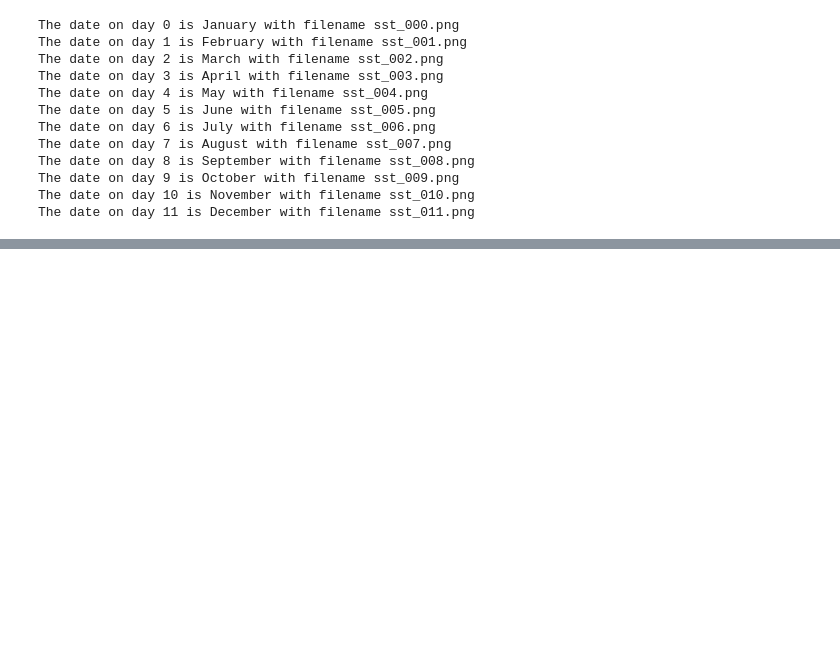
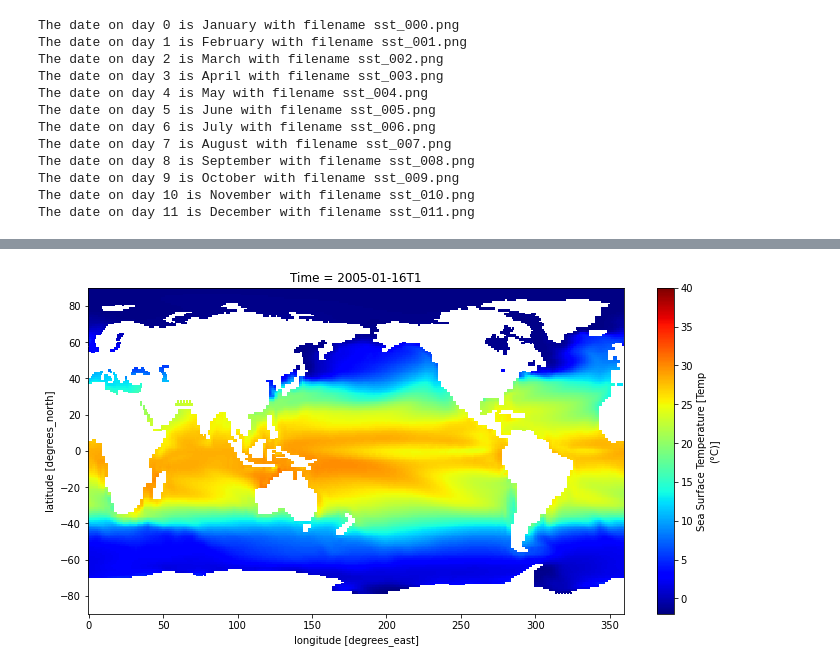
Before and after one commit to leticiastachelski/Sea_Ice_Codes_II, a Jupyter notebook: Making GIF NetCDF.ipynb, the cells around one changed output, grey strips where cells are left out. Cells and saved outputs as stored; diff of their text form; code cells hidden in the pictures; blank space fills up the shorter version.

```diff
--- a/Making GIF NetCDF.ipynb
+++ b/Making GIF NetCDF.ipynb
@@ -234,0 +295,28 @@ writer.close()
+# %%
+# Get a handle on the figure and the axes
+fig, ax = plt.subplots(figsize=(12,6))
+
+# Plot the initial frame.
+cax = tas[0,:,:].plot(
+    add_colorbar=True,
+    cmap='jet',
+    vmin=-2, vmax=40,
+    cbar_kwargs={
+        'extend':'neither'
+    }
+)
+
+# Next we need to create a function that updates the values for the colormesh, as well as the title.
+def animate(frame):
+    cax.set_array(tas[frame,:,:].values.flatten())
+    ax.set_title("Time = " + str(tas.coords['time'].values[frame])[:12])
+
+# Finally, we use the animation module to create the animation.
+ani = animation.FuncAnimation(
+    fig,             # figure
+    animate,         # name of the function above
+    frames=12,       # Could also be iterable or list
+    interval=200    # ms between frames
+)
+# %% [output]
+[figure, added]
```
Also changed, not shown: parts of 9 cells of this notebook, 2 other files.
